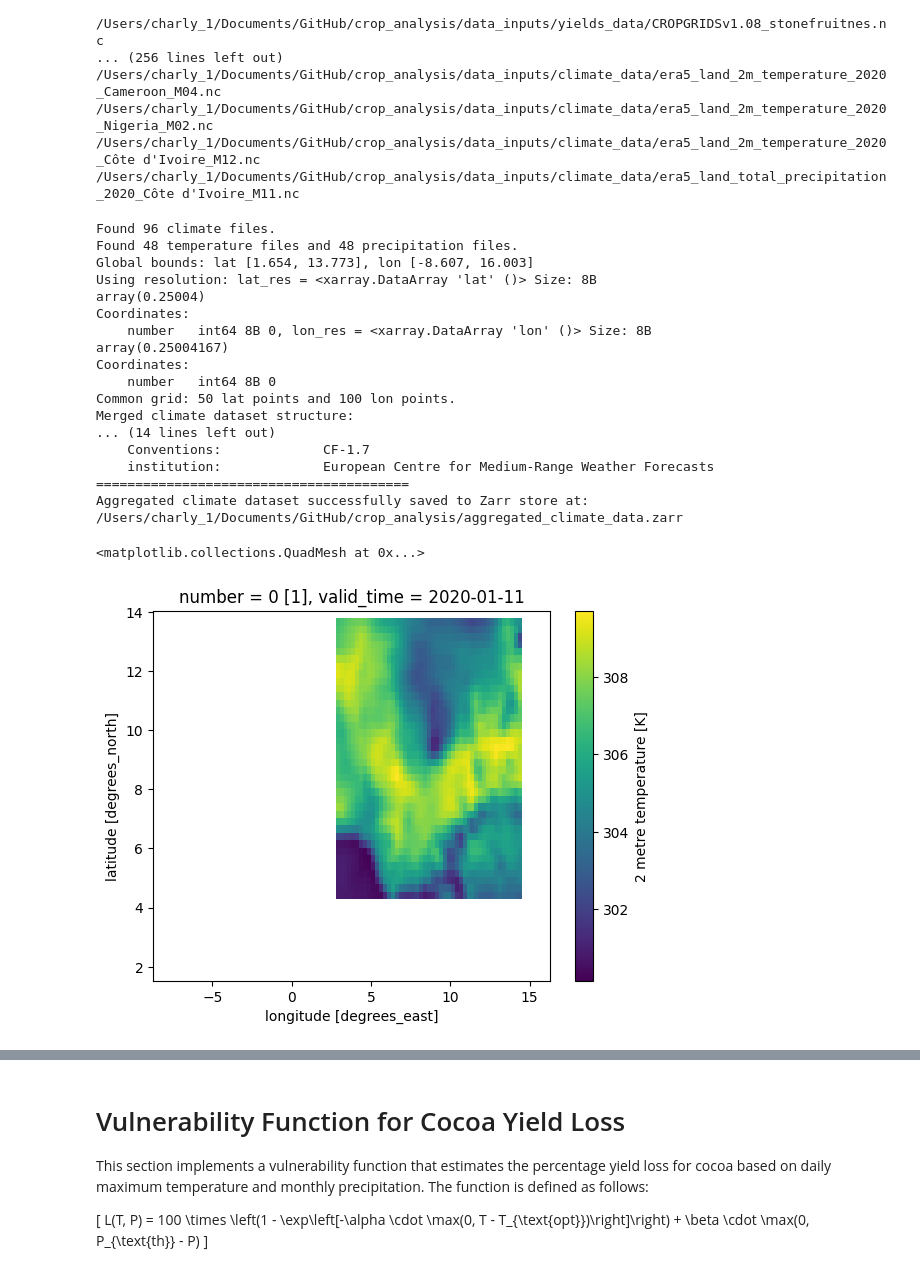
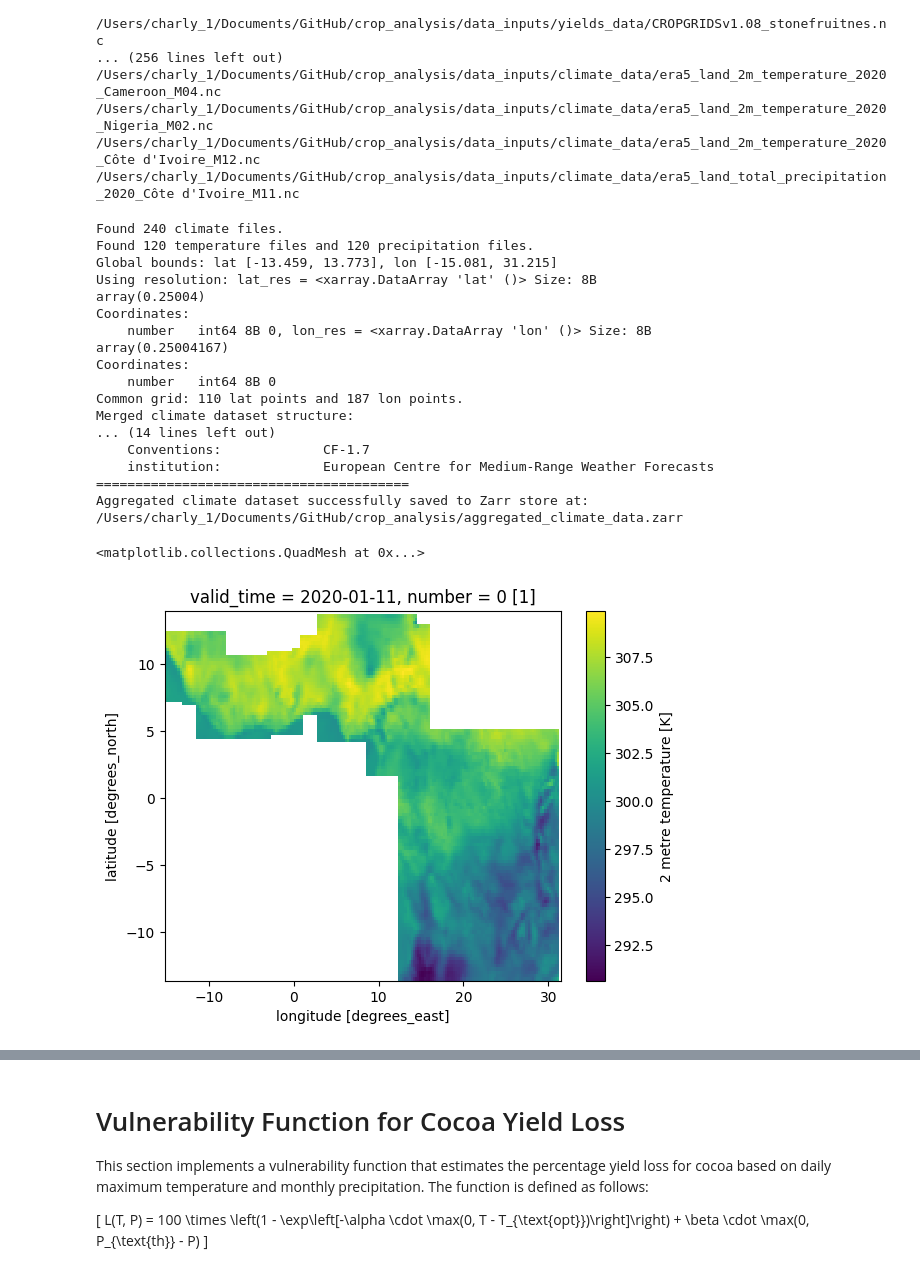
Before and after one commit to carsanmilcar/crop_analysis, a Jupyter notebook: nb.ipynb, the cells around one changed output, grey strips where cells are left out. Drawn from its saved outputs; the diff is of its cells as text; code cells hidden in the pictures.

```diff
--- a/nb.ipynb
+++ b/nb.ipynb
@@ -243,7 +394,7 @@ def load_dataset(file):
     ds.attrs.pop("history", None)
     return ds
 
-# Compute global bounding box from all climate files
+# 1) Determine global bounding box and resolution
 lat_min_list, lat_max_list, lon_min_list, lon_max_list = [], [], [], []
 for f in temp_files + prec_files:
     ds = load_dataset(f)
@@ -258,7 +409,7 @@ global_lon_min = min(lon_min_list)
 global_lon_max = max(lon_max_list)
 print(f"Global bounds: lat [{global_lat_min}, {global_lat_max}], lon [{global_lon_min}, {global_lon_max}]")
 
-# Determine resolution from the first temperature file (assuming similar resolution among files)
+# Use the first temperature file to define resolution (assuming they're similar)
 example_ds = load_dataset(temp_files[0])
 lat_res = (example_ds.lat.max() - example_ds.lat.min()) / (len(example_ds.lat) - 1)
 lon_res = (example_ds.lon.max() - example_ds.lon.min()) / (len(example_ds.lon) - 1)
@@ -269,25 +420,33 @@ lat_new = np.arange(global_lat_min, global_lat_max + lat_res, lat_res)
 lon_new = np.arange(global_lon_min, global_lon_max + lon_res, lon_res)
 print(f"Common grid: {len(lat_new)} lat points and {len(lon_new)} lon points.")
 
-# Function to regrid a dataset onto the common grid using interpolation
+# 2) Define a helper to regrid onto the common grid
 def regrid_dataset(ds):
     return ds.interp(lat=lat_new, lon=lon_new)
 
-# Regrid all temperature and precipitation datasets
-temp_datasets = [regrid_dataset(load_dataset(f)) for f in temp_files]
-prec_datasets = [regrid_dataset(load_dataset(f)) for f in prec_files]
+# 3) Regrid each dataset for temperature and precipitation
+regridded_temp_datasets = [regrid_dataset(load_dataset(f)) for f in temp_files]
+regridded_prec_datasets = [regrid_dataset(load_dataset(f)) for f in prec_files]
 
-# Combine regridded datasets using outer join and drop conflicting attributes to handle metadata differences
-ds_temp = xr.combine_by_coords(temp_datasets, join="outer", combine_attrs="drop_conflicts")
-ds_prec = xr.combine_by_coords(prec_datasets, join="outer", combine_attrs="drop_conflicts")
+# 4) Merge temperature files with combine_first
+#    The first dataset in the list has priority if there's an overlap
+ds_temp_merged = regridded_temp_datasets[0]
+for ds_temp in regridded_temp_datasets[1:]:
+    ds_temp_merged = ds_temp_merged.combine_first(ds_temp)
 
-# Merge the two groups (they now share the same coordinate grid)
-ds_climate = xr.merge([ds_temp, ds_prec], combine_attrs="drop_conflicts")
+# 5) Merge precipitation files with combine_first
+ds_prec_merged = regridded_prec_datasets[0]
+for ds_prec in regridded_prec_datasets[1:]:
+    ds_prec_merged = ds_prec_merged.combine_first(ds_prec)
+
+# 6) Finally, merge temperature and precipitation into one dataset
+ds_climate = xr.merge([ds_temp_merged, ds_prec_merged], combine_attrs="drop_conflicts")
+
 print("Merged climate dataset structure:")
 print(ds_climate)
 print("=" * 40)
 
-# Optionally, write the merged dataset to a Zarr store for efficient access later
+# 7) Write the merged dataset to a Zarr store
 zarr_store = "/Users/charly_1/Documents/GitHub/crop_analysis/aggregated_climate_data.zarr"
 if os.path.exists(zarr_store):
     shutil.rmtree(zarr_store)  # Remove the existing store if it exists
@@ -295,9 +454,9 @@ if os.path.exists(zarr_store):
 ds_climate.to_zarr(zarr_store, mode="w")
 print(f"Aggregated climate dataset successfully saved to Zarr store at: {zarr_store}")
 # %% [output]
-Found 96 climate files.
-Found 48 temperature files and 48 precipitation files.
-Global bounds: lat [1.654, 13.773], lon [-8.607, 16.003]
+Found 240 climate files.
+Found 120 temperature files and 120 precipitation files.
+Global bounds: lat [-13.459, 13.773], lon [-15.081, 31.215]
 Using resolution: lat_res = <xarray.DataArray 'lat' ()> Size: 8B
 array(0.25004)
 Coordinates:
@@ -305,7 +464,7 @@ Coordinates:
 array(0.25004167)
 Coordinates:
     number   int64 8B 0
-Common grid: 50 lat points and 100 lon points.
+Common grid: 110 lat points and 187 lon points.
 Merged climate dataset structure:
 ... (14 lines left out)
     Conventions:             CF-1.7
@@ -314,8 +473,8 @@ Merged climate dataset structure:
 Aggregated climate dataset successfully saved to Zarr store at: /Users/charly_1/Documents/GitHub/crop_analysis/aggregated_climate_data.zarr
 # %%
 import xarray as xr
-ds=xr.open_zarr(r"/Users/charly_1/Documents/GitHub/crop_analysis/data_zarr/era5_land_all_2020.zarr")
+ds=xr.open_zarr(r"/Users/charly_1/Documents/GitHub/crop_analysis/aggregated_climate_data.zarr")
 ds.t2m.isel(valid_time=10).plot()
 # %% [output]
 <matplotlib.collections.QuadMesh at 0x...>
-[figure, old version]
+[figure, new version]
```
Also changed, not shown: parts of 19 cells of this notebook, 11 other files.
